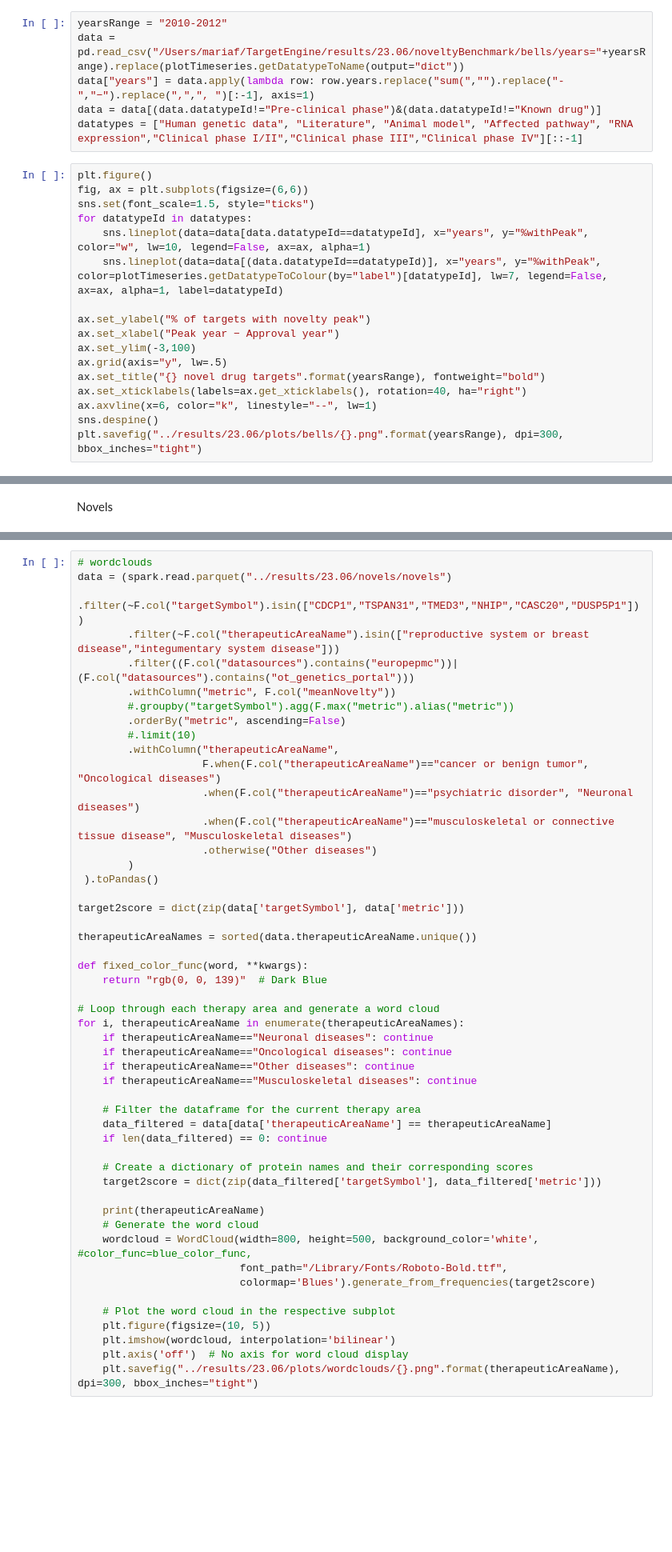
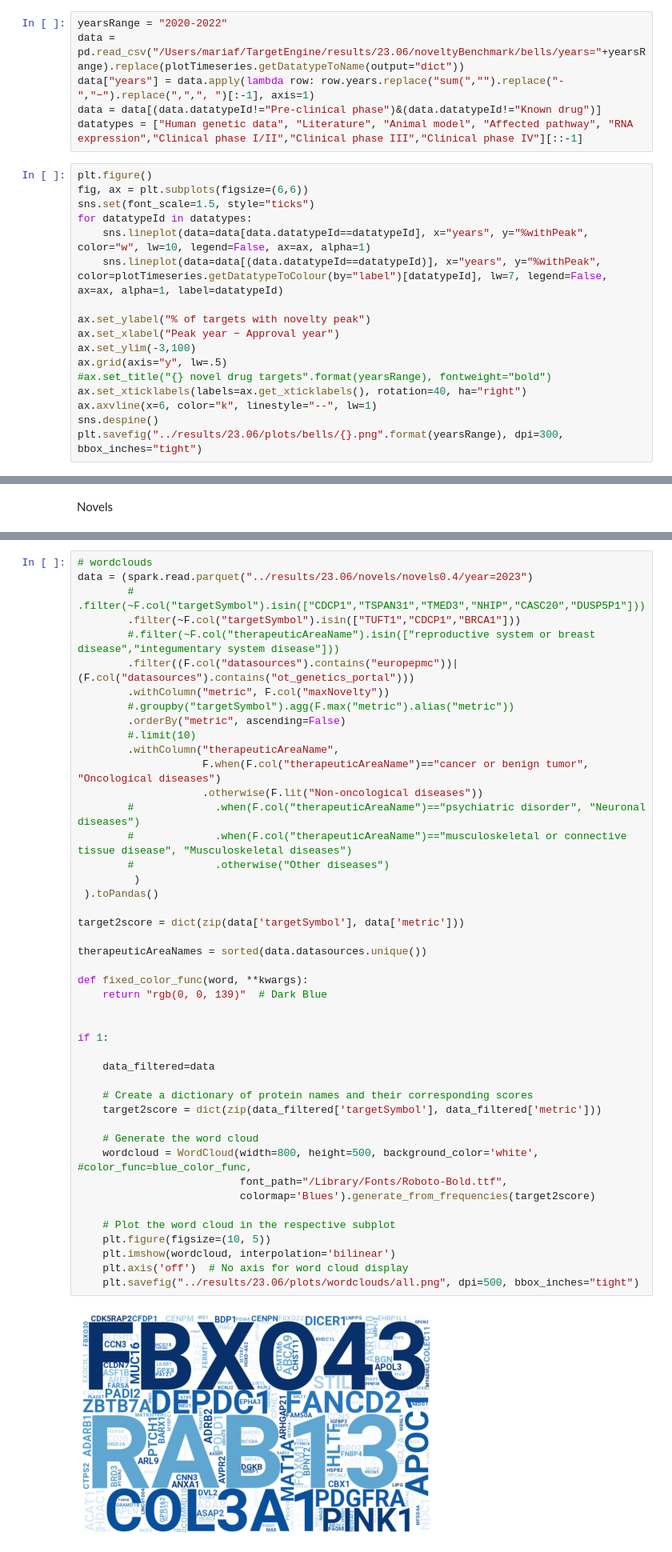
Before and after one commit to opentargets/timeseries, a Jupyter notebook: analysis.ipynb, the cells around one changed output, grey strips where cells are left out. Shown at 80% size. Saved outputs shown, nothing was run; the diff lists cells and outputs as text; blank space fills up the shorter version.

Commit message:
2000 - 2023 novels analysis

```diff
--- a/analysis.ipynb
+++ b/analysis.ipynb
@@ -109,7 +107,7 @@ plt.savefig("../results/23.06/plots/correlationsShuffled_annot.png", dpi=300)
 # %% [markdown]
 Bell plots
 # %%
-yearsRange = "2010-2012"
+yearsRange = "2020-2022"
 data = pd.read_csv("/Users/mariaf/TargetEngine/results/23.06/noveltyBenchmark/bells/years="+yearsRange).replace(plotTimeseries.getDatatypeToName(output="dict"))
 data["years"] = data.apply(lambda row: row.years.replace("sum(","").replace("-","−").replace(",",", ")[:-1], axis=1)
 data = data[(data.datatypeId!="Pre-clinical phase")&(data.datatypeId!="Known drug")]
@@ -126,7 +124,7 @@ ax.set_ylabel("% of targets with novelty peak")
 ax.set_xlabel("Peak year − Approval year")
 ax.set_ylim(-3,100)
 ax.grid(axis="y", lw=.5)
-ax.set_title("{} novel drug targets".format(yearsRange), fontweight="bold")
+#ax.set_title("{} novel drug targets".format(yearsRange), fontweight="bold")
 ax.set_xticklabels(labels=ax.get_xticklabels(), rotation=40, ha="right")
 ax.axvline(x=6, color="k", linestyle="--", lw=1)
 sns.despine()
@@ -701,51 +705,48 @@ if 1:
     plt.show()
 # %%
 # wordclouds
-data = (spark.read.parquet("../results/23.06/novels/novels")
-        .filter(~F.col("targetSymbol").isin(["CDCP1","TSPAN31","TMED3","NHIP","CASC20","DUSP5P1"]))
-        .filter(~F.col("therapeuticAreaName").isin(["reproductive system or breast disease","integumentary system disease"]))
+data = (spark.read.parquet("../results/23.06/novels/novels0.4/year=2023")
+        # .filter(~F.col("targetSymbol").isin(["CDCP1","TSPAN31","TMED3","NHIP","CASC20","DUSP5P1"]))
+        .filter(~F.col("targetSymbol").isin(["TUFT1","CDCP1","BRCA1"]))
+        #.filter(~F.col("therapeuticAreaName").isin(["reproductive system or breast disease","integumentary system disease"]))
         .filter((F.col("datasources").contains("europepmc"))|(F.col("datasources").contains("ot_genetics_portal")))
-        .withColumn("metric", F.col("meanNovelty"))
+        .withColumn("metric", F.col("maxNovelty"))
         #.groupby("targetSymbol").agg(F.max("metric").alias("metric"))
         .orderBy("metric", ascending=False)
         #.limit(10)
         .withColumn("therapeuticAreaName",
                     F.when(F.col("therapeuticAreaName")=="cancer or benign tumor", "Oncological diseases")
-                    .when(F.col("therapeuticAreaName")=="psychiatric disorder", "Neuronal diseases")
-                    .when(F.col("therapeuticAreaName")=="musculoskeletal or connective tissue disease", "Musculoskeletal diseases")
-                    .otherwise("Other diseases")
-        )
+                    .otherwise(F.lit("Non-oncological diseases"))
+        #             .when(F.col("therapeuticAreaName")=="psychiatric disorder", "Neuronal diseases")
+        #             .when(F.col("therapeuticAreaName")=="musculoskeletal or connective tissue disease", "Musculoskeletal diseases")
+        #             .otherwise("Other diseases")
+         )
  ).toPandas()
 
 target2score = dict(zip(data['targetSymbol'], data['metric']))
 
-therapeuticAreaNames = sorted(data.therapeuticAreaName.unique())
+therapeuticAreaNames = sorted(data.datasources.unique())
 
 def fixed_color_func(word, **kwargs):
     return "rgb(0, 0, 139)"  # Dark Blue
 
-# Loop through each therapy area and generate a word cloud
-for i, therapeuticAreaName in enumerate(therapeuticAreaNames):
-    if therapeuticAreaName=="Neuronal diseases": continue
-    if therapeuticAreaName=="Oncological diseases": continue
-    if therapeuticAreaName=="Other diseases": continue
-    if therapeuticAreaName=="Musculoskeletal diseases": continue
 
-    # Filter the dataframe for the current therapy area
-    data_filtered = data[data['therapeuticAreaName'] == therapeuticAreaName]
-    if len(data_filtered) == 0: continue
+if 1:
+
+    data_filtered=data
 
     # Create a dictionary of protein names and their corresponding scores
     target2score = dict(zip(data_filtered['targetSymbol'], data_filtered['metric']))
 
-    print(therapeuticAreaName)
     # Generate the word cloud
     wordcloud = WordCloud(width=800, height=500, background_color='white', #color_func=blue_color_func,
                           font_path="/Library/Fonts/Roboto-Bold.ttf",
                           colormap='Blues').generate_from_frequencies(target2score)
 
     # Plot the word cloud in the respective subplot
     plt.figure(figsize=(10, 5))
     plt.imshow(wordcloud, interpolation='bilinear')
     plt.axis('off')  # No axis for word cloud display
-    plt.savefig("../results/23.06/plots/wordclouds/{}.png".format(therapeuticAreaName), dpi=300, bbox_inches="tight")
+    plt.savefig("../results/23.06/plots/wordclouds/all.png", dpi=500, bbox_inches="tight")
+# %% [output]
+[figure, added]
```
Also changed, not shown: parts of 26 cells of this notebook.
